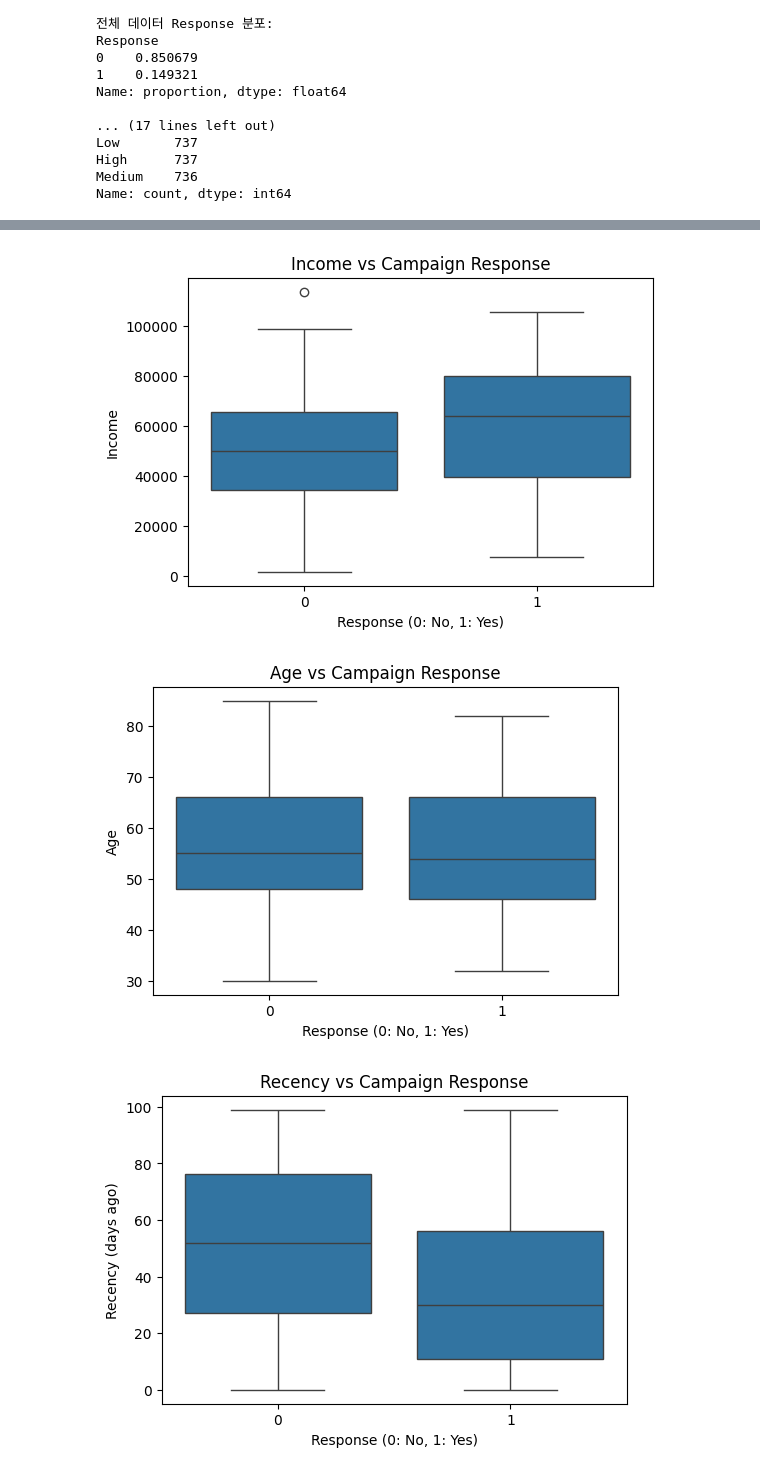
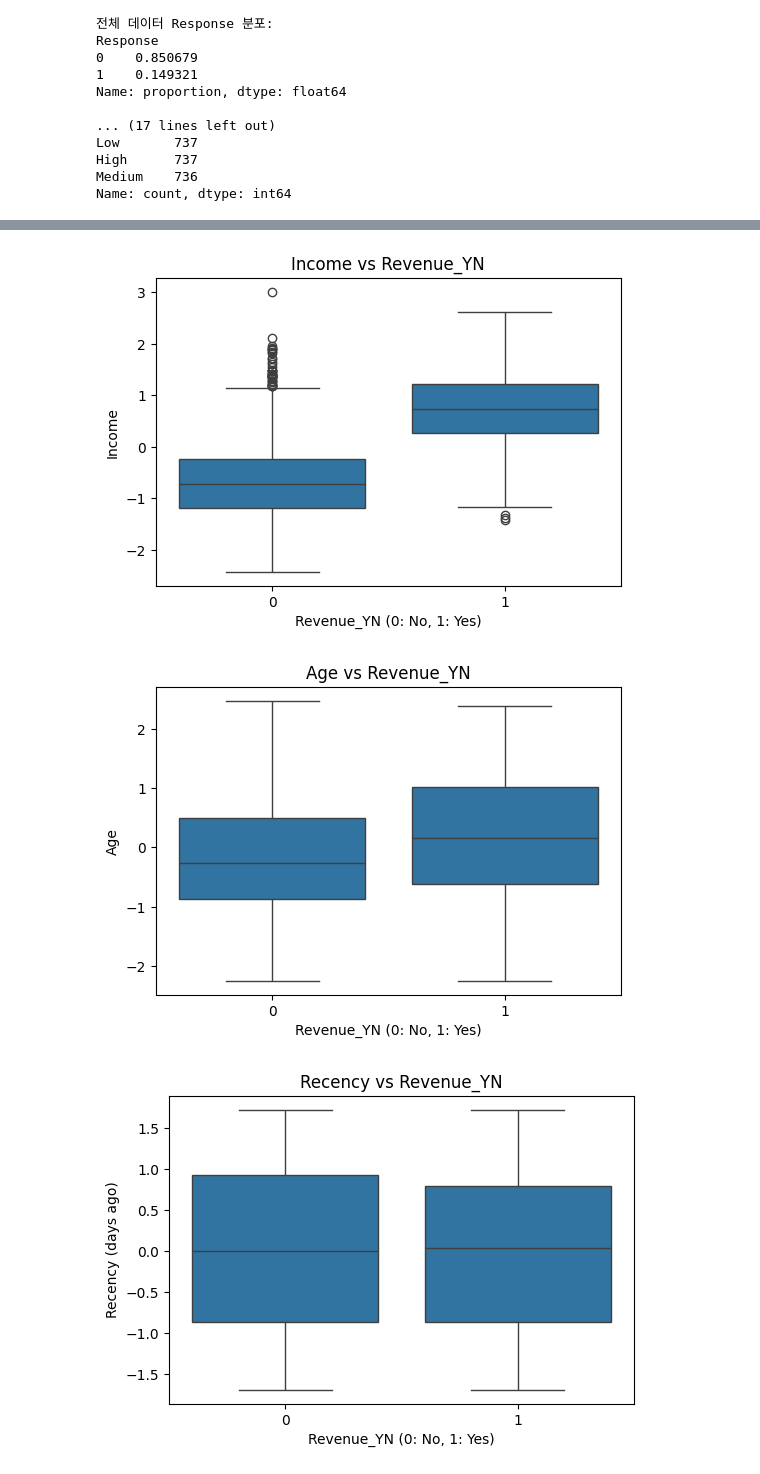
Before and after one commit to hyewonimdang/ds-team5-marketing, a Jupyter notebook: notebooks/preprocessing_marketing_campaign.ipynb, the cells around one changed output, grey strips where cells are left out. Cells and saved outputs as stored; diff of their text form; code cells hidden in the pictures.

```diff
--- a/notebooks/preprocessing_marketing_campaign.ipynb
+++ b/notebooks/preprocessing_marketing_campaign.ipynb
@@ -169,18 +169,16 @@ print(df['Response'].value_counts(normalize=True))
 ### -----------------------------------------------
 ### 3. Feature Scaling (선택적 스케일링)
 # - 목적: 특정 수치형 feature에 대해 정규화 필요 시 표준화(StandardScaler) 적용
-# - Total_Mnt, AcceptedCmp*, Response 등은 원본 값 유지해야 하므로 제외
+# - AcceptedCmp*, Response 등은 원본 값 유지해야 하므로 제외
 # - 기존 스케일링된 컬럼은 유지하고, '_scaled' 접미사로 저장
 ### -----------------------------------------------
 
 from sklearn.preprocessing import StandardScaler
 
 # 스케일링 제외 대상
-exclude_cols = ["Dt_Customer", "Year_Birth", "ID", "Response", "Total_Mnt", "Kidhome", "Teenhome", "Complain"] + \
+exclude_cols = ["Dt_Customer", "Year_Birth", "ID", "Response", "Complain"] + \
     [col for col in df.columns if col.startswith("AcceptedCmp")] + \
     Mnt_cols + purchases_cols
-
-
 
 # numeric_cols 재정의
 numeric_cols = df.select_dtypes(include='number').columns.tolist()
@@ -320,34 +378,34 @@ df_encoded
 # %%
 # ----------------------------------------------
-# 9. 시각화: Response vs Income/Age/Recency
-# - 목적: 구매 반응(Response)에 영향을 주는 주요 변수 탐색
+# 9. 시각화: Revenue_YN vs Income/Age/Recency
+# - 목적: 구매 반응(Revenue_YN)에 영향을 주는 주요 변수 탐색
 # - 결론: 높은 수입, 어린 연령, 최근 방문자가 긍정적 반응 경향
 # ----------------------------------------------
 
 # 9-1. 소득에 따른 구매 반응
 plt.figure(figsize=(6, 4))
-sns.boxplot(x="Response", y="Income", data=df)
-plt.title("Income vs Campaign Response")
-plt.xlabel("Response (0: No, 1: Yes)")
+sns.boxplot(x="Revenue_YN", y="Income_scaled", data=df_encoded)
+plt.title("Income vs Revenue_YN")
+plt.xlabel("Revenue_YN (0: No, 1: Yes)")
 plt.ylabel("Income")
 plt.show()
 
 # 9-2. 나이에 따른 구매 반응
 plt.figure(figsize=(6, 4))
-sns.boxplot(x="Response", y="Age", data=df)
-plt.title("Age vs Campaign Response")
-plt.xlabel("Response (0: No, 1: Yes)")
+sns.boxplot(x="Revenue_YN", y="Age_scaled", data=df_encoded)
+plt.title("Age vs Revenue_YN")
+plt.xlabel("Revenue_YN (0: No, 1: Yes)")
 plt.ylabel("Age")
 plt.show()
 
 # 9-3. Recency (최근 구매일) vs 반응
 plt.figure(figsize=(6, 4))
-sns.boxplot(x="Response", y="Recency", data=df)
-plt.title("Recency vs Campaign Response")
-plt.xlabel("Response (0: No, 1: Yes)")
+sns.boxplot(x="Revenue_YN", y="Recency_scaled", data=df_encoded)
+plt.title("Recency vs Revenue_YN")
+plt.xlabel("Revenue_YN (0: No, 1: Yes)")
 plt.ylabel("Recency (days ago)")
 plt.show()
 # %% [output]
-[figure, old version]
+[figure, new version]
-[figure, old version]
+[figure, new version]
-[figure, old version]
+[figure, new version]
```
Also changed, not shown: parts of 12 cells of this notebook.
